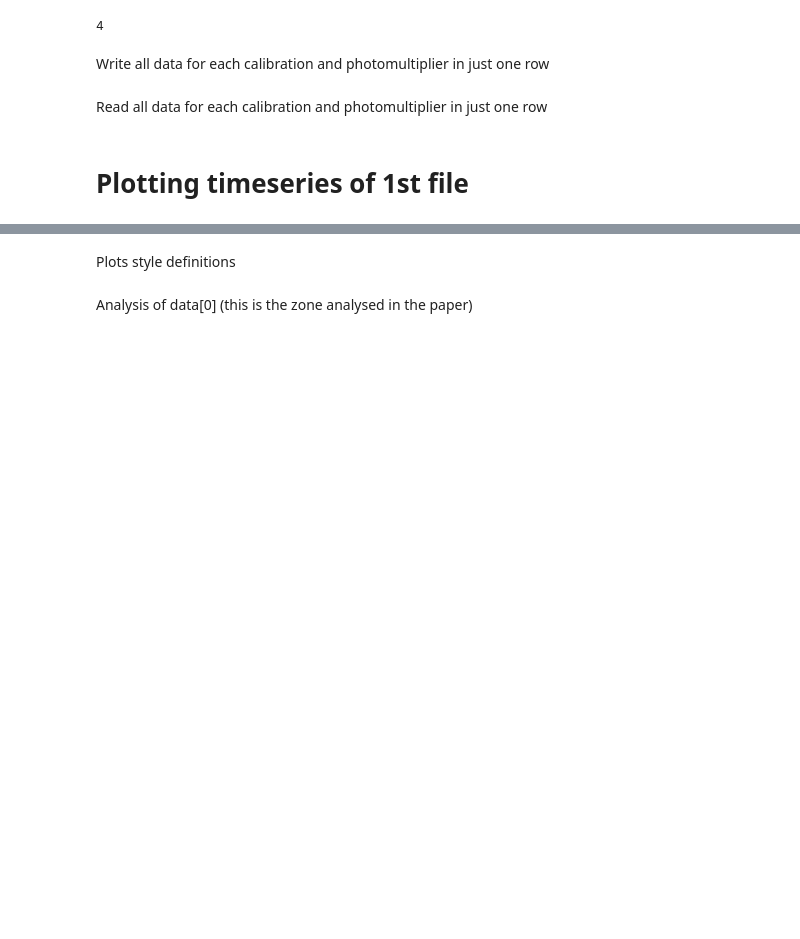
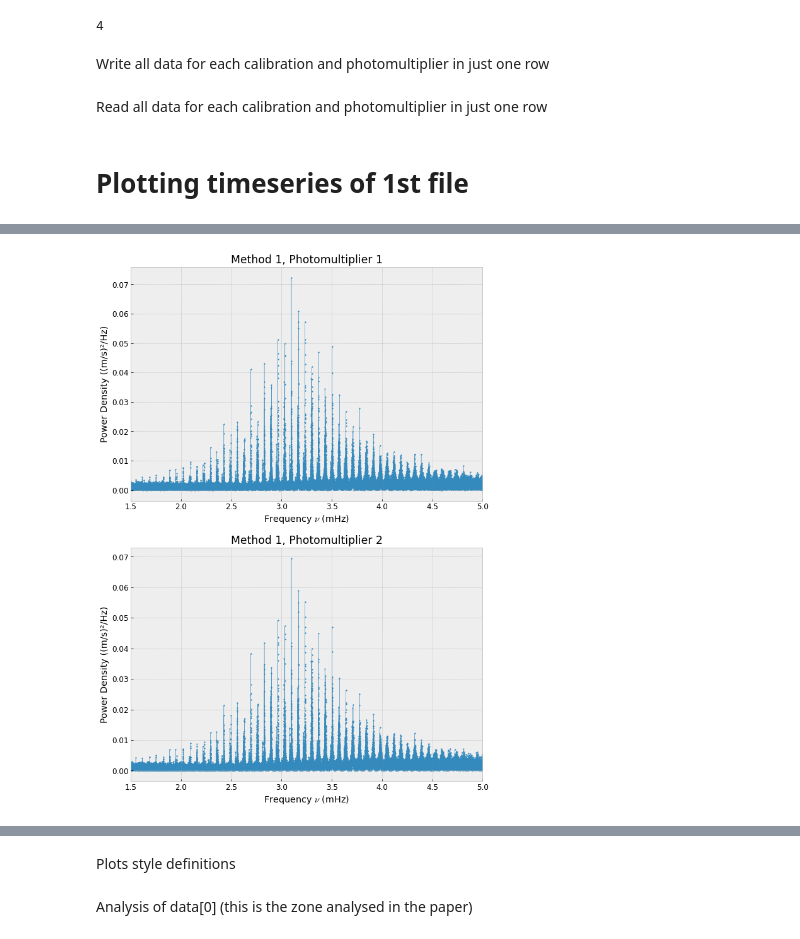
Before and after one commit to rita-png/astrophysics-laboratory, a Jupyter notebook: Sun.ipynb, the cells around one changed output, grey strips where cells are left out. Drawn from its saved outputs; the diff is of its cells as text; code cells hidden in the pictures; blank space fills up the shorter version.

```diff
--- a/Sun.ipynb
+++ b/Sun.ipynb
@@ -161,36 +173,35 @@ FT=[]
 # Perform FFT of the 4 given files
 with plt.style.context('bmh'):
     plt.rcParams.update({'font.size': 12})
 
     fig, ax = plt.subplots(2, 1,figsize=(10, 15))
 
     tpCount     = len(data[0])
     values      = np.arange(int(tpCount/2))
     timePeriod  = tpCount/samplingFrequency
     frequencies = values/timePeriod*1000
     freqs.append(frequencies)
 
     for i in range(len(data)-2):
 
         # Frequency domain representation
         fourierTransform = np.fft.fft(data[i])/len(data[i])           # Normalize amplitude
         fourierTransform = fourierTransform[range(int(len(data[i])/2))] # Exclude sampling frequency
         FT.append(abs(fourierTransform))
 
-
         if (i == 0 or i == 1):
             ax[i].set_xlim([1.5,5])
-        else:
-            ax[i].set_ylim([0,0.1])
-            ax[i].set_xlim([1.5,5])
 
-        ax[i].set_title('Acoustic p-mode spectrum of the Sun ('+titles[i]+')')
+
+        ax[i].set_title(titles[i])
 
         ax[i].scatter(frequencies, abs(fourierTransform), cmap = 'Blues', alpha=1, s=2.5)
         ax[i].plot(frequencies, abs(fourierTransform), linewidth=0.4, alpha=0.8)
 
-        ax[i].set_xlabel('Frequency (mHz)')
+        ax[i].set_xlabel('Frequency $\\nu$ (mHz)')
 
         ax[i].set_ylabel('Power Density ((m/s)²/Hz)')
 
     plt.show()
+# %% [output]
+[figure, added]
```
Also changed, not shown: parts of 45 cells of this notebook.
